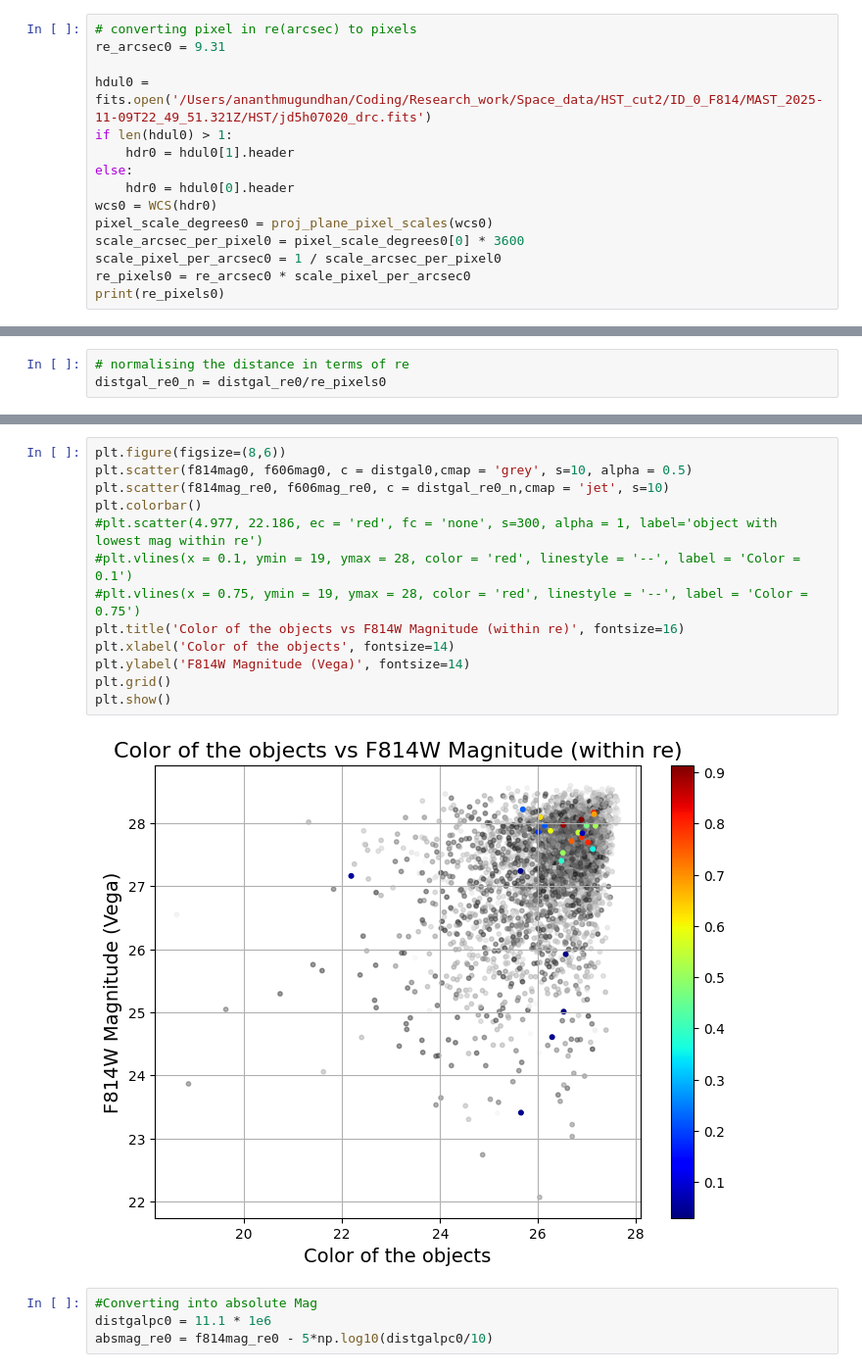
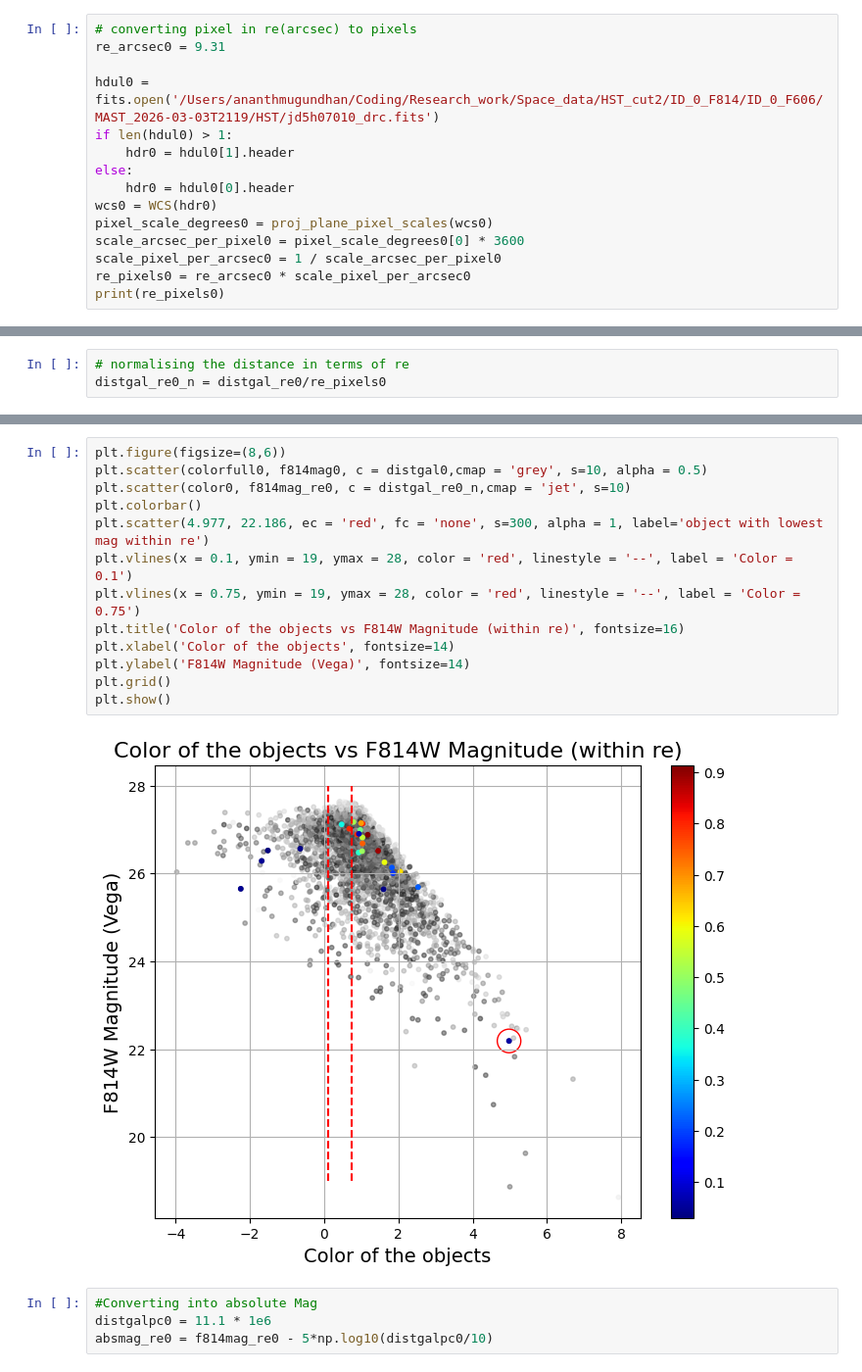
Before and after one commit to Ananth1-9/Research_work, a Jupyter notebook: Real_code/NSCID0.ipynb, the cells around one changed output, grey strips where cells are left out. Shown at 98% size. Cells and saved outputs as stored; diff of their text form.

```diff
--- a/Real_code/NSCID0.ipynb
+++ b/Real_code/NSCID0.ipynb
@@ -138,7 +138,7 @@ plt.show()
 # converting pixel in re(arcsec) to pixels
 re_arcsec0 = 9.31
 
-hdul0 = fits.open('/Users/ananthmugundhan/Coding/Research_work/Space_data/HST_cut2/ID_0_F814/MAST_2025-11-09T22_49_51.321Z/HST/jd5h07020_drc.fits')
+hdul0 = fits.open('/Users/ananthmugundhan/Coding/Research_work/Space_data/HST_cut2/ID_0_F814/ID_0_F606/MAST_2026-03-03T2119/HST/jd5h07010_drc.fits')
 if len(hdul0) > 1:
     hdr0 = hdul0[1].header
 else:
@@ -215,18 +199,18 @@ plt.show()
 # %%
 plt.figure(figsize=(8,6))
-plt.scatter(f814mag0, f606mag0, c = distgal0,cmap = 'grey', s=10, alpha = 0.5)
-plt.scatter(f814mag_re0, f606mag_re0, c = distgal_re0_n,cmap = 'jet', s=10)
+plt.scatter(colorfull0, f814mag0, c = distgal0,cmap = 'grey', s=10, alpha = 0.5)
+plt.scatter(color0, f814mag_re0, c = distgal_re0_n,cmap = 'jet', s=10)
 plt.colorbar()
-#plt.scatter(4.977, 22.186, ec = 'red', fc = 'none', s=300, alpha = 1, label='object with lowest mag within re')
-#plt.vlines(x = 0.1, ymin = 19, ymax = 28, color = 'red', linestyle = '--', label = 'Color = 0.1')
-#plt.vlines(x = 0.75, ymin = 19, ymax = 28, color = 'red', linestyle = '--', label = 'Color = 0.75')
+plt.scatter(4.977, 22.186, ec = 'red', fc = 'none', s=300, alpha = 1, label='object with lowest mag within re')
+plt.vlines(x = 0.1, ymin = 19, ymax = 28, color = 'red', linestyle = '--', label = 'Color = 0.1')
+plt.vlines(x = 0.75, ymin = 19, ymax = 28, color = 'red', linestyle = '--', label = 'Color = 0.75')
 plt.title('Color of the objects vs F814W Magnitude (within re)', fontsize=16)
 plt.xlabel('Color of the objects', fontsize=14)
 plt.ylabel('F814W Magnitude (Vega)', fontsize=14)
 plt.grid()
 plt.show()
 # %% [output]
-[figure, old version]
+[figure, new version]
 # %%
 #Converting into absolute Mag
 distgalpc0 = 11.1 * 1e6
```
Also changed, not shown: parts of 12 cells of this notebook, 4 other files.
